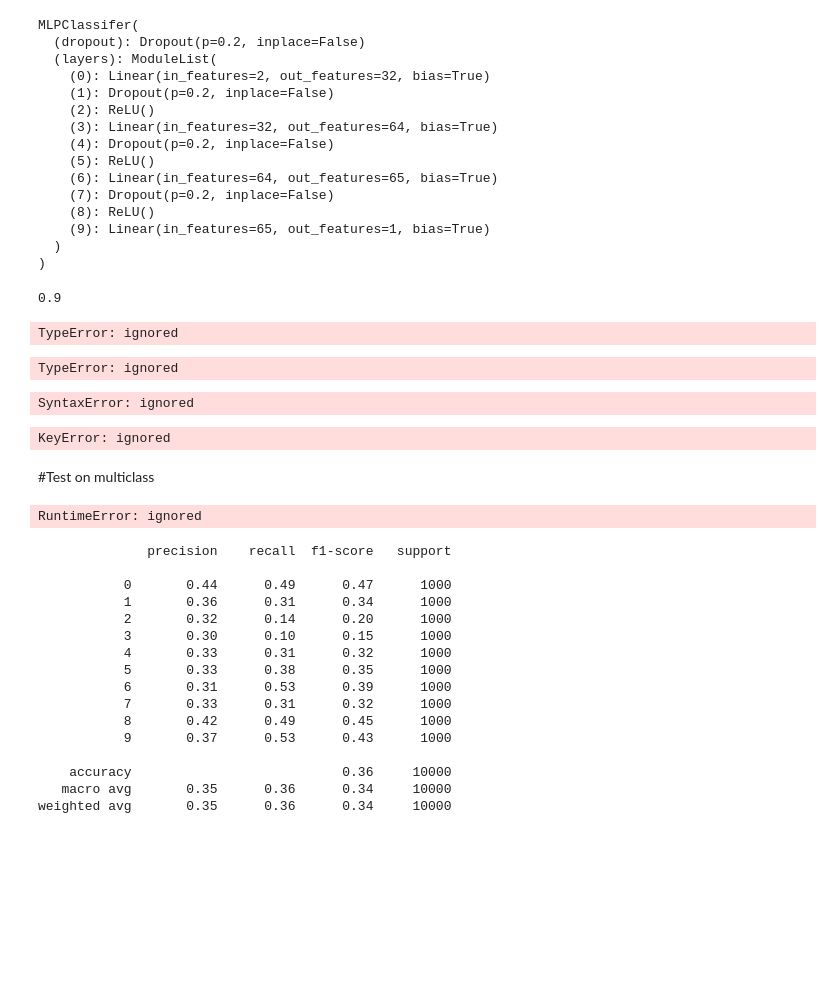
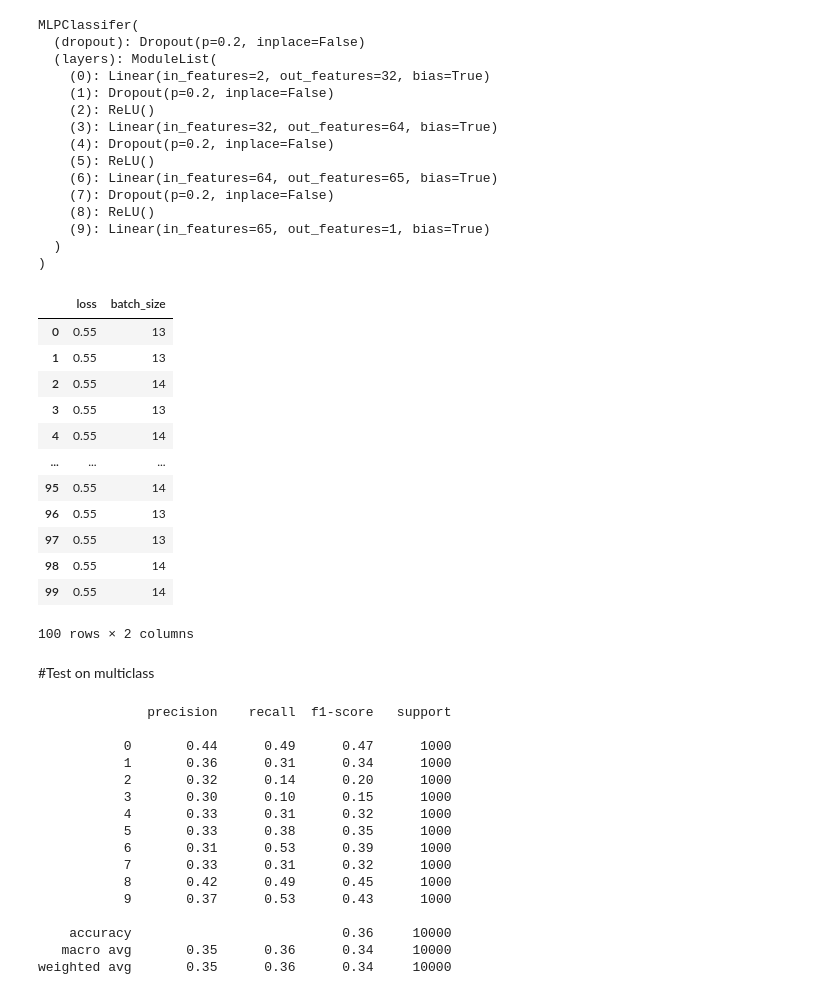
Before and after one commit to cosmina98/PhD, a Jupyter notebook: Work_in_progress/Wrapped_up_MLP.ipynb, the cells around one changed output. Drawn from its saved outputs; the diff is of its cells as text; code cells hidden in the pictures; blank space fills up the shorter version.

```diff
--- a/Work_in_progress/Wrapped_up_MLP.ipynb
+++ b/Work_in_progress/Wrapped_up_MLP.ipynb
@@ -275,6 +275,17 @@ def get_report(y, y_pred,y_pred_score):
     pass
 
 
+def decompose_trial_into_relevant_columns_pandas(trials):
+    df = pd.DataFrame()
+    df['loss']=trials.losses()
+    if 'learning_rate' in trials.vals.keys():
+      df['learning_rate']=trials.vals['learning_rate']
+    if 'num_h_layers' in trials.vals.keys():
+      df['num_h_layers']=[int(a) for a in trials.vals['num_h_layers']]
+    if 'batch_size'  in trials.vals.keys():
+      df['batch_size']=[int(a) for a in trials.vals['batch_size']]
+    return df
+
 
 def resettable(f):
     import copy
@@ -469,6 +480,9 @@ class Optimiser(object):
                         self.optimiser=torch.optim.SGD(self.classifier.parameters(),lr=self.learning_rate, weight_decay=self.weight_decay, momentum=0.9,nesterov=self.nesterov , dampening=self.dampening,maximize=self.maximize)
 
             return self.optimiser
+
+    def __call__(self):
+        return self.optimiser
 # %%
 
 class Neural_Network(object):
@@ -656,46 +651,27 @@ def objective(params):
-# %%
-objective({'learning_rate':1e-2, 'num_h_layers':1, 'batch_size':1})
-# %% [output]
-0.9
-# %%
-X_train, X_test, y_train, y_test = train_test_split(X=X, y=y, test_size=0.4, random_state=42)
-# %% [output]
-TypeError: ignored
 # %%
-model=Neural_Network()
-model.optimize_hyperparam(X=X,y=y, test_size=0.4, batch_size=(13,15))
+h,trials=Neural_Network(loss_function = nn.BCELoss(), verbose=True).optimize_hyperparam(X=X,y=y, test_size=0.4, epochs=3,batch_size=(13,15))
-# %% [output]
-TypeError: ignored
-# %%
-def optimize_hyperparam( X, y , test_size=.2 , n_eval=100,**params):
-  space={
-           'learning_rate':hp.loguniform('learning_rate',params['learning_rate'][0],params['learning_rate'][1]),
-           'num_h_layers':hp.uniform('num_h_layers',params['num_h_layers'][0],params['num_h_layers'][1]),
-           'batch_size':hp.uniform('batch_size',params['batch_size'][0],params['batch_size'][1]) }
-  print(params['epochs'] if params['epochs'])
-# %% [output]
-SyntaxError: ignored
-# %%
-optimize_hyperparam(X_test, y_test,learning_rate=(1e-4, 1e-1), num_h_layers=(1,7), batch_size=(5,20))
-# %% [output]
-KeyError: ignored
+# %%
+decompose_trial_into_relevant_columns_pandas(trials)
+# %% [output]
+|  | loss | batch_size |
+| 0 | 0.55 | 13 |
+| 1 | 0.55 | 13 |
+| 2 | 0.55 | 14 |
+| 3 | 0.55 | 13 |
+| 4 | 0.55 | 14 |
+| ... | ... | ... |
+| 95 | 0.55 | 14 |
+| 96 | 0.55 | 13 |
+| 97 | 0.55 | 13 |
+| 98 | 0.55 | 14 |
+| 99 | 0.55 | 14 |
+100 rows × 2 columns
 # %% [markdown]
 #Test on multiclass
 # %%
 model=Neural_Network()
 model.classifier=MLPClassifer(input_dim=reduce(operator.mul,trainset.data[1].shape), output_dim=len(torch.unique(torch.tensor(trainset.targets))),hidden_layers=(256,128), dropout=0)
-model.epochs=2
-model.batch_size=2000
-model.optimiser=Optimiser(model.classifier,name='adam', learning_rate=1e-4)
-model.loss_function = nn.CrossEntropyLoss()
-model.fit(X_train , y_train)
-y_pred=model.predict(X_test)
-y_pred_score=model.predict_proba(X_test)
-model.predict_log_proba(X_train)
-model.score_per_class(X_test, y_test)
-print("Overall Accuracy", model.score(X_test, y_test))
+model.optimize_hyperparam(X=X_train,y=y_train, test_size=0.4, epochs=3,batch_size=(13,15))
-# %% [output]
-RuntimeError: ignored
 # %%
 model.score_per_class(X_test, y_test)
 # %%
```
Also changed, not shown: parts of 3 cells of this notebook.
